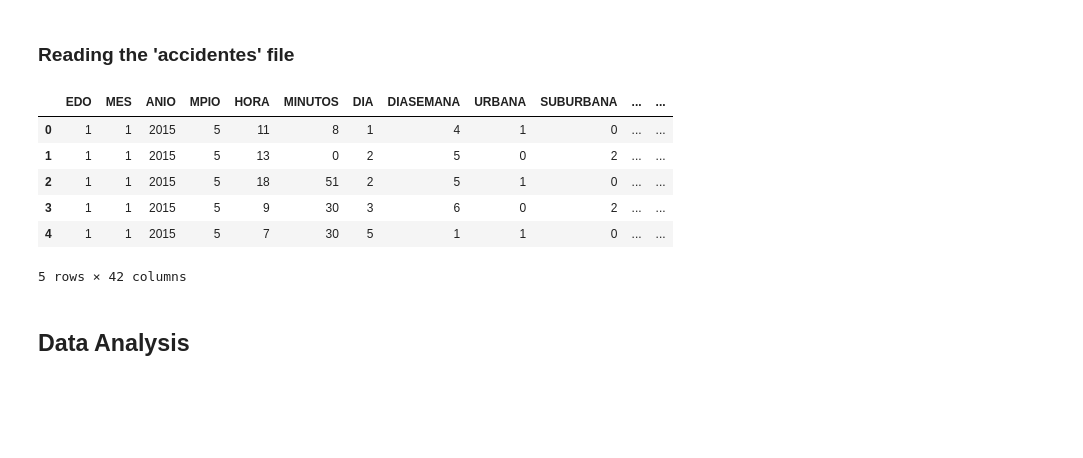
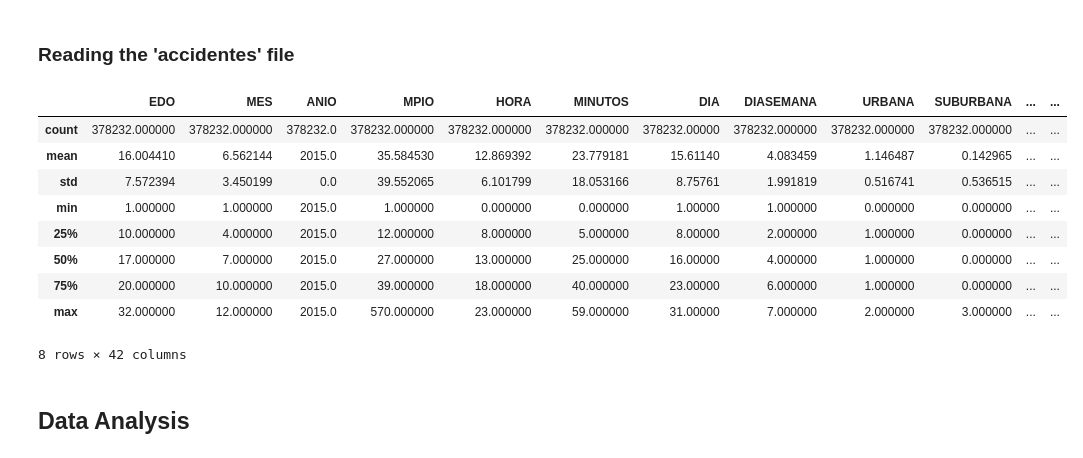
Before and after one commit to gerdm/machine_learning, a Jupyter notebook: scikitlearn_tflow/Accidents.ipynb, the cells around one changed output. Cells and saved outputs as stored; diff of their text form; code cells hidden in the pictures; blank space fills up the shorter version.

Commit message:
Added data analyis to the accidents notebook

```diff
--- a/scikitlearn_tflow/Accidents.ipynb
+++ b/scikitlearn_tflow/Accidents.ipynb
@@ -79,15 +80,18 @@ municipalities = entities[["NOM_MUN", "CVE_MUN",
 # %%
 accidents = Dbf5("datasets/inegi/accidentes.dbf")
 accidents = accidents.to_dataframe()
-accidents.head()
+accidents.describe()
 # %% [output]
 |  | EDO | MES | ANIO | MPIO | HORA | MINUTOS | DIA | DIASEMANA | URBANA | SUBURBANA | ... | ... |
-| 0 | 1 | 1 | 2015 | 5 | 11 | 8 | 1 | 4 | 1 | 0 | ... | ... |
-| 1 | 1 | 1 | 2015 | 5 | 13 | 0 | 2 | 5 | 0 | 2 | ... | ... |
-| 2 | 1 | 1 | 2015 | 5 | 18 | 51 | 2 | 5 | 1 | 0 | ... | ... |
-| 3 | 1 | 1 | 2015 | 5 | 9 | 30 | 3 | 6 | 0 | 2 | ... | ... |
-| 4 | 1 | 1 | 2015 | 5 | 7 | 30 | 5 | 1 | 1 | 0 | ... | ... |
+| count | 378232.000000 | 378232.000000 | 378232.0 | 378232.000000 | 378232.000000 | 378232.000000 | 378232.00000 | 378232.000000 | 378232.000000 | 378232.000000 | ... | ... |
+| mean | 16.004410 | 6.562144 | 2015.0 | 35.584530 | 12.869392 | 23.779181 | 15.61140 | 4.083459 | 1.146487 | 0.142965 | ... | ... |
+| std | 7.572394 | 3.450199 | 0.0 | 39.552065 | 6.101799 | 18.053166 | 8.75761 | 1.991819 | 0.516741 | 0.536515 | ... | ... |
+| min | 1.000000 | 1.000000 | 2015.0 | 1.000000 | 0.000000 | 0.000000 | 1.00000 | 1.000000 | 0.000000 | 0.000000 | ... | ... |
+| 25% | 10.000000 | 4.000000 | 2015.0 | 12.000000 | 8.000000 | 5.000000 | 8.00000 | 2.000000 | 1.000000 | 0.000000 | ... | ... |
+| 50% | 17.000000 | 7.000000 | 2015.0 | 27.000000 | 13.000000 | 25.000000 | 16.00000 | 4.000000 | 1.000000 | 0.000000 | ... | ... |
+| 75% | 20.000000 | 10.000000 | 2015.0 | 39.000000 | 18.000000 | 40.000000 | 23.00000 | 6.000000 | 1.000000 | 0.000000 | ... | ... |
+| max | 32.000000 | 12.000000 | 2015.0 | 570.000000 | 23.000000 | 59.000000 | 31.00000 | 7.000000 | 2.000000 | 3.000000 | ... | ... |
-5 rows × 42 columns
+8 rows × 42 columns
 # %% [markdown]
 ## Data Analysis
 # %% [markdown]
```
Also changed, not shown: parts of 6 cells of this notebook.
